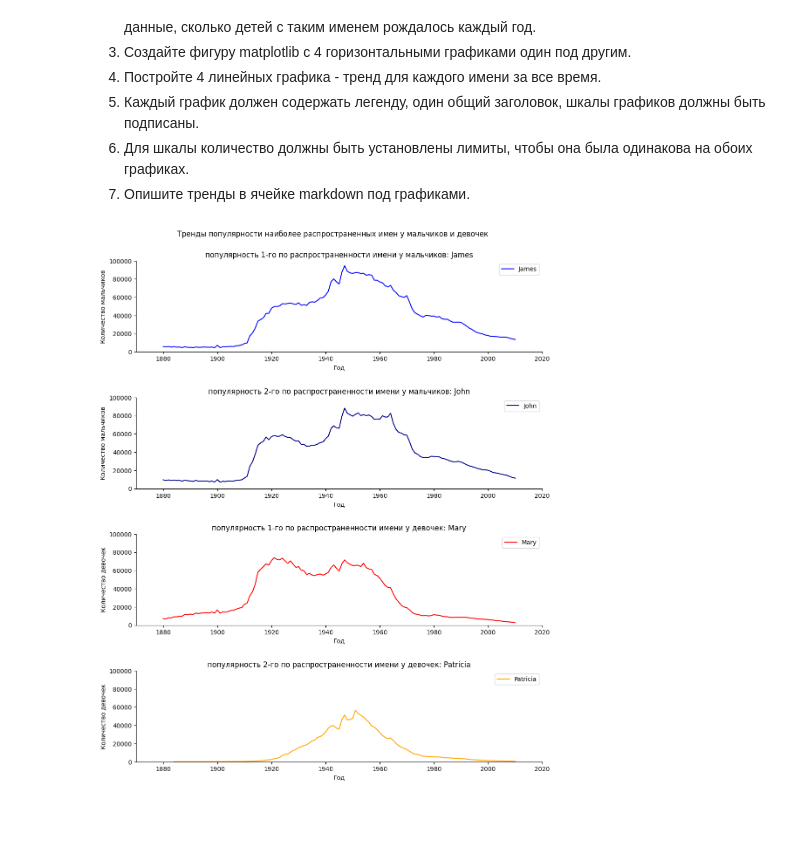
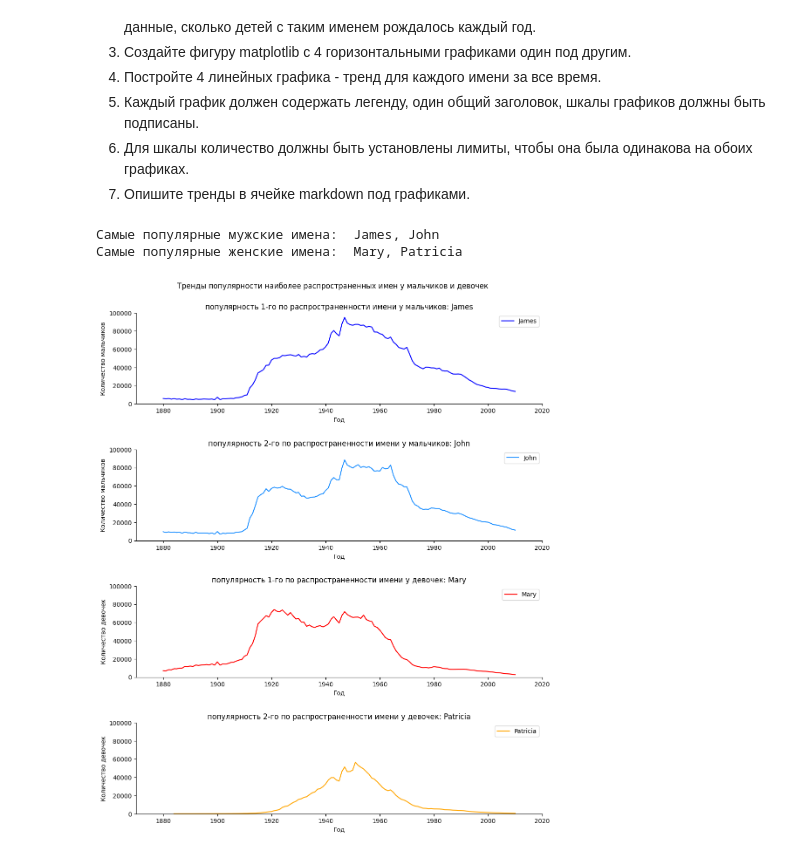
Before and after one commit to SeVlVershinin/py-base-homeworks, a Jupyter notebook: hw_04.ipynb, the cells around one changed output. Cells and saved outputs as stored; diff of their text form; code cells hidden in the pictures; blank space fills up the shorter version.

```diff
--- a/hw_04.ipynb
+++ b/hw_04.ipynb
@@ -446,21 +446,18 @@ for ax, title in axes_infos:
 # 1. Сгруппируйте нужным способом датафрейм babies и найдите 4 самых популярных имени за всю историю (2 женских и 2 мужских).
 # 2. Для каждого найденного имени создайте новый датафрейм вида babies_alisa и сохраните в него данные, сколько детей с таким именем рождалось каждый год.
 
-# сгруппируем датасет по полу и имени и для каждой такой пары рассчитаем количество рожденных с соответствующим именем и полом детей,
-# после чего отсортируем полученный датасет по этому количеству в убывающем порядке
+""" сгруппируем датасет по полу и имени и для каждой такой пары рассчитаем количество рожденных с соответствующим именем и полом детей,
+после чего отсортируем полученный датасет по этому количеству в убывающем порядке """
 babies_number_by_gender_and_name = babies.groupby(['sex', 'name'], as_index=False).agg({'number' : 'sum'}).sort_values('number', ascending=False)
 
-# получим топ 2 мужских и топ 2 женских имен
+"""получим топ 2 мужских и топ 2 женских имен"""
 top_names = []
 gender_values = ('M', 'F')
 for gender in gender_values:
     top_names.extend(babies_number_by_gender_and_name[babies_number_by_gender_and_name['sex'] == gender]['name'].head(2))
 
-# для найденных 4 имен создадим словари, которые будут содержать как информацию, необходимую для отображения тренда
-# по имени на графике, так и сам датасет с информацией о количестве мальчиков или девочек с этим именем, рожденных в разные годы
-top_names_data = [{
-    'gender': gender_values[i // 2],
-    'place' : (i % 2) + 1,
-    'name' : top_names[i],
-    'data_frame' : babies[(babies['sex'] == gender_values[i // 2]) & (babies['name'] == top_names[i])]
-} for i in range(4)]
+print('Самые популярные мужские имена: ', ", ".join(top_names[:2]))
+print('Самые популярные женские имена: ', ", ".join(top_names[2:]))
+# %% [output]
+Самые популярные мужские имена:  James, John
+Самые популярные женские имена:  Mary, Patricia
@@ -467,28 +488,30 @@ top_names_data = [{
 # %%
 # 3. Создайте фигуру matplotlib с 4 горизонтальными графиками один под другим.
 # 4. Постройте 4 линейных графика - тренд для каждого имени за все время.
 # 5. Каждый график должен содержать легенду, один общий заголовок, шкалы графиков должны быть подписаны.
 # 6. Для шкалы количество должны быть установлены лимиты, чтобы она была одинакова на обоих графиках.
+colors = ['blue', 'dodgerblue', 'red', 'orange']
+def draw_figures():
+    fig, ax = plt.subplots(4, 1, figsize=(12,14))
+    fig.subplots_adjust(top=0.93, hspace=0.5)
+    fig.suptitle('Тренды популярности наиболее распространенных имен у мальчиков и девочек')
 
-fig, ax = plt.subplots(4, 1, figsize=(12,14))
-fig.subplots_adjust(top=0.93, hspace=0.5)
-fig.suptitle('Тренды популярности наиболее распространенных имен у мальчиков и девочек')
 
-colors = ['blue', 'darkblue', 'red', 'orange']
-for i in range(4):
+    for i in range(4):
+        name_data = top_names_data[i]
 
-    name_data = top_names_data[i]
+        sns.lineplot(data=name_data['data_frame'], x='year', y='number', color=colors[i], label=name_data['name'], ax=ax[i])
+        ax[i].set_xlim(1870, 2020)
+        ax[i].set_ylim(0, 100000)
+        ax[i].set_xlabel('Год')
+        ax[i].set_ylabel(f'Количество {"мальчиков" if name_data["gender"] == "M" else "девочек"}')
+        ax[i].set_title(f'популярность {name_data["place"]}-го по распространенности имени у {"мальчиков" if name_data["gender"] == "M" else "девочек"}: {name_data["name"]}')
 
-    sns.lineplot(data=name_data['data_frame'], x='year', y='number', color=colors[i], label=name_data['name'], ax=ax[i])
-    ax[i].set_xlim(1870, 2020)
-    ax[i].set_ylim(0, 100000)
-    ax[i].set_xlabel('Год')
-    ax[i].set_ylabel(f'Количество {"мальчиков" if name_data["gender"] == "M" else "девочек"}')
-    ax[i].set_title(f'популярность {name_data["place"]}-го по распространенности имени у {"мальчиков" if name_data["gender"] == "M" else "девочек"}: {name_data["name"]}')
+    sns.despine(fig=fig, top=True, right=True)
 
-sns.despine(fig=fig, top=True, right=True)
+draw_figures()
 # %% [output]
-[figure, old version]
+[figure, new version]
 # %%
 # 7. Опишите тренды в ячейке markdown под графиками.
 plt.figure(figsize=(15,5))
```
Also changed, not shown: parts of 2 cells of this notebook.
